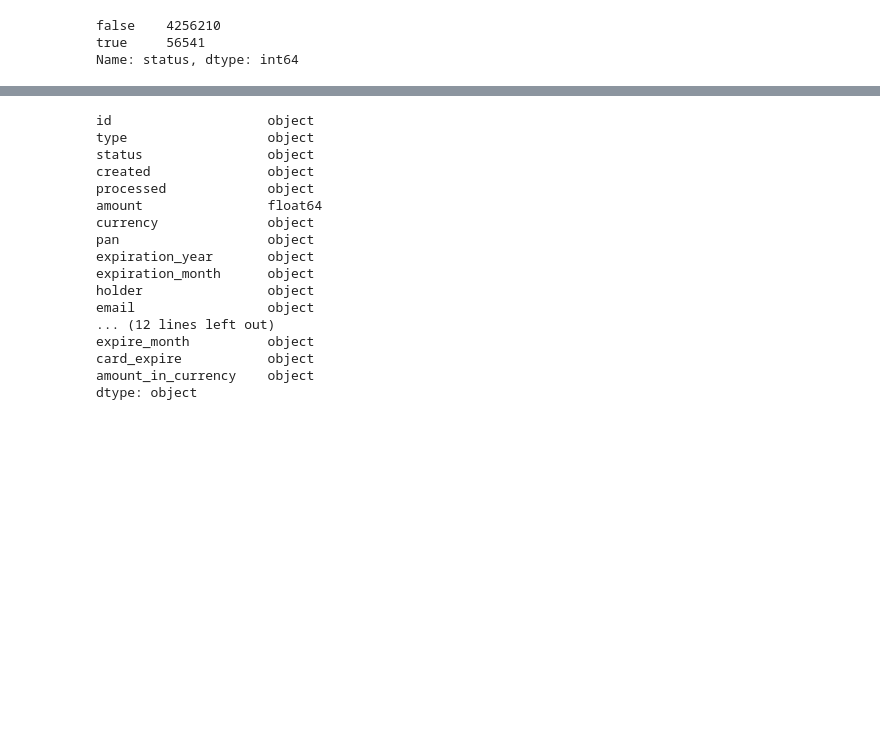
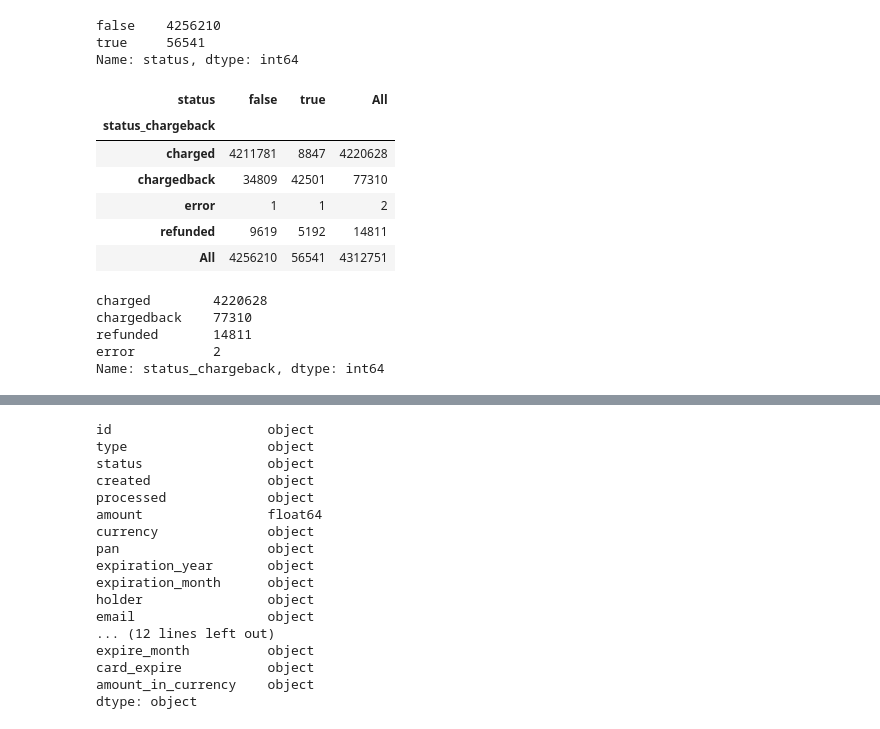
Before and after one commit to Shugarev/analyzer_prediction, a Jupyter notebook: first-look.ipynb, the cells around one changed output, grey strips where cells are left out. Cells and saved outputs as stored; diff of their text form; code cells hidden in the pictures; blank space fills up the shorter version.

```diff
--- a/first-look.ipynb
+++ b/first-look.ipynb
@@ -261,3 +263,13 @@ df.status.value_counts()
 false    4256210
 true     56541
 Name: status, dtype: int64
+# %%
+pd.crosstab(index=df.status_chargeback, columns=df.status, margins=True)
+# %% [output]
+| status | false | true | All |
+| status_chargeback |  |  |  |
+| charged | 4211781 | 8847 | 4220628 |
+| chargedback | 34809 | 42501 | 77310 |
+| error | 1 | 1 | 2 |
+| refunded | 9619 | 5192 | 14811 |
+| All | 4256210 | 56541 | 4312751 |
@@ -263,0 +279,8 @@ Name: status, dtype: int64
+# %%
+df.status_chargeback.value_counts()
+# %% [output]
+charged        4220628
+chargedback    77310
+refunded       14811
+error          2
+Name: status_chargeback, dtype: int64
```
Also changed, not shown: parts of 12 cells of this notebook, 7 other files.
